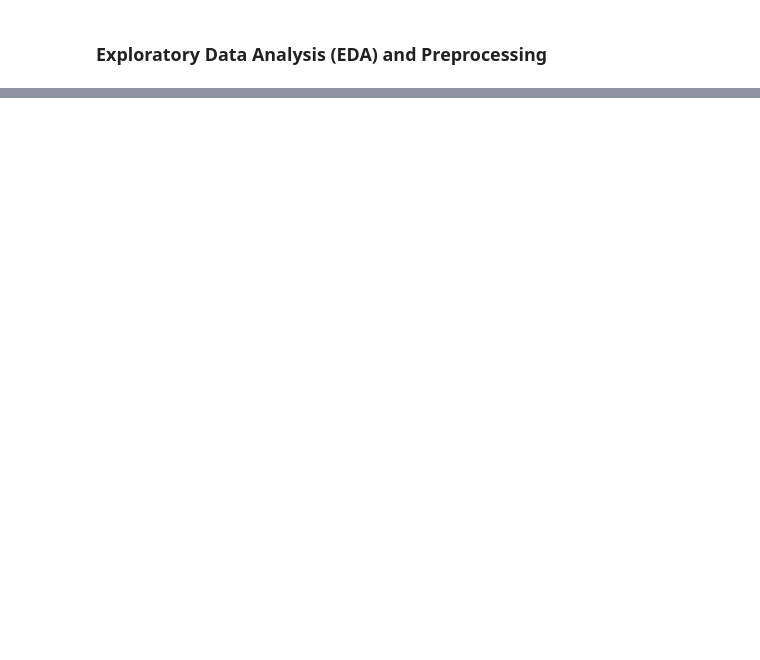
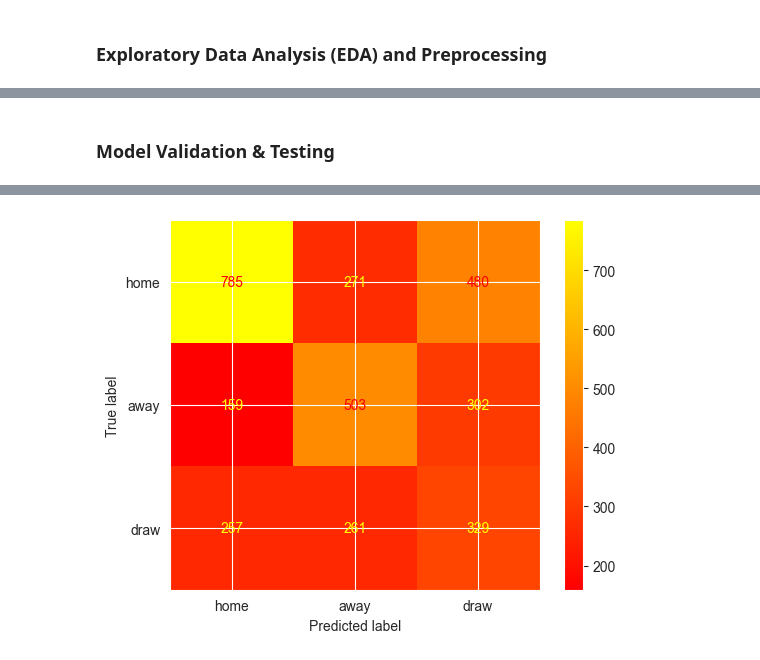
Before and after one commit to IU-Capstone-Project-2025/GoalSight, a Jupyter notebook: notebooks/ML_part_data.ipynb, the cells around one changed output, grey strips where cells are left out. Cells and saved outputs as stored; diff of their text form; code cells hidden in the pictures; blank space fills up the shorter version.

```diff
--- a/notebooks/ML_part_data.ipynb
+++ b/notebooks/ML_part_data.ipynb
@@ -238,6 +228,18 @@ def get_team_attributes_for_match(match_date, team_api_id, team_attributes):
         return team_attrs.iloc[0]
 
     return valid_attrs.loc[valid_attrs['date'].idxmax()]
+
+# Функция должна быть скопирована из Embeddings-for-players.ipynb
+def get_team_embeddings(match_row, team_type, embeddings_data):
+    player_cols = [f"{team_type}_player_{i}" for i in range(1, 12)]
+    player_ids = [int(match_row[col]) for col in player_cols if pd.notna(match_row[col])]
+    idx_map = embeddings_data['player_id_to_idx']
+    valid_idxs = [idx_map[pid] for pid in player_ids if pid in idx_map]
+    profiles_df = embeddings_data['profiles_df']
+    if not valid_idxs:
+        return np.zeros(len(embeddings_data['numeric_features']))
+    team_embs = profiles_df.iloc[valid_idxs][embeddings_data['numeric_features']].values
+    return team_embs.mean(axis=0)
 # %% [markdown]
 ### Creating a composite dataset
 # %%
@@ -444,6 +458,8 @@ Missing features: 0
 ### Exploratory Data Analysis (EDA) and Preprocessing
 # %%
 X = dropped_df[all_features].dropna().reset_index(drop=True)
+X = X.loc[:,~X.columns.duplicated()]
+X = X.loc[:,~X.columns.duplicated()]
 y = X['result_label'].map({'home_win': 0, 'away_win': 1, 'draw': 2}).values
 X = X.drop(columns=['result_label']).values
 
@@ -454,3 +470,6 @@ scaler = StandardScaler()
 X_train_scaled = scaler.fit_transform(X_train)
 X_val_scaled = scaler.transform(X_val)
 X_test_scaled = scaler.transform(X_test)
+
+pd.DataFrame(X_test).to_csv('../backend/goalsight/predictions/tests/test_data/X_test.csv', index=False)
+pd.DataFrame(y_test, columns=['result_label']).to_csv('../backend/goalsight/predictions/tests/test_data/y_test.csv', index=False)
@@ -688,0 +476,59 @@ NameError: name 'model' is not defined
+# %% [markdown]
+### Model Validation & Testing
+# %%
+class_counts = np.bincount(y_train)
+class_weights = {i: len(y_train) / (3 * c) for i, c in enumerate(class_counts)}
+
+param_grid = {
+    'C': [0.01, 0.1, 1, 10, 100],
+    'solver': ['sag', 'saga'],
+}
+
+logreg = LogisticRegression(
+    class_weight=class_weights,
+    max_iter=2000,
+    random_state=91
+)
+
+grid_search = GridSearchCV(logreg, param_grid, cv=8, scoring='f1_macro', n_jobs=-1, verbose=1)
+grid_search.fit(X_train_scaled, y_train)
+best_clf = grid_search.best_estimator_
+scores = cross_val_score(best_clf, X, y, cv=8, scoring='accuracy')
+print("Best Params:", grid_search.best_params_)
+
+best_clf.fit(X_train, y_train)
+
+# tests
+y_pred = best_clf.predict(X_test)
+cm = confusion_matrix(y_test, y_pred)
+
+print(cm)
+print(classification_report(y_test, y_pred, target_names=['home','away','draw']))
+
+ConfusionMatrixDisplay(cm, display_labels=['home','away','draw']).plot(cmap='autumn')
+
+# Сохранение
+with open('../backend/goalsight/ml_models/model.pkl', 'wb') as f:
+    pickle.dump(best_clf, f)
+
+metrics = {
+    'cv_accuracy': scores.mean(),
+    'cv_std': scores.std(),
+    **classification_report(y_test, y_pred, output_dict=True)
+}
+
+metrics_path = '../backend/goalsight/ml_models/metrics.json'
+with open(metrics_path, 'w') as f:
+    json.dump(metrics, f, indent=2)
+
+with open('../backend/goalsight/ml_models/scaler.pkl', 'wb') as f:
+    pickle.dump(scaler, f)
+
+feature_list = [f for f in available_features if f != 'result_label']
+with open('features.json', 'w') as f:
+    json.dump(feature_list, f)
+
+class_mapping = {'home_win': 0, 'away_win': 1, 'draw': 2}
+with open('class_mapping.json', 'w') as f:
+    json.dump(class_mapping, f)
+# %% [output]
@@ -688,0 +549 @@ NameError: name 'model' is not defined
+[figure, added]
```
Also changed, not shown: parts of 16 cells of this notebook, 8 other files.
